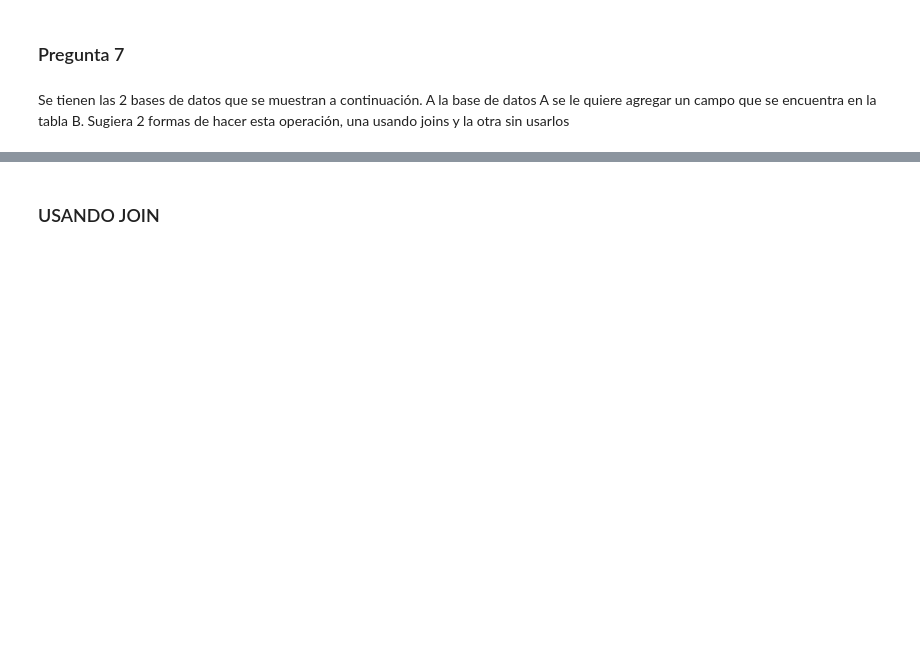
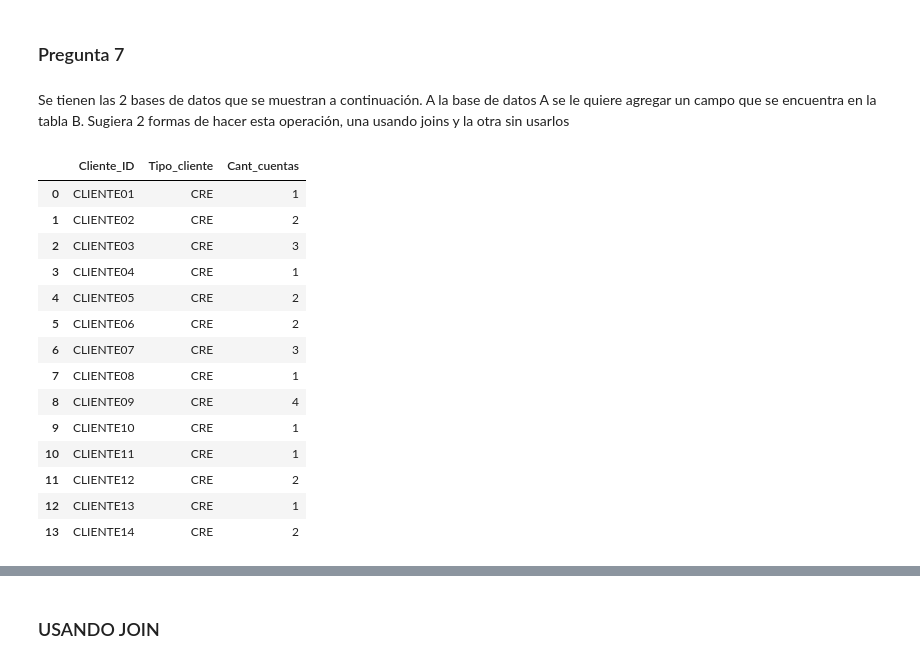
Before and after one commit to esc20936/PruebaTecnicaBAC, a Jupyter notebook: main.ipynb, the cells around one changed output, grey strips where cells are left out. Saved outputs shown, nothing was run; the diff lists cells and outputs as text; code cells hidden in the pictures; blank space fills up the shorter version.

```diff
--- a/main.ipynb
+++ b/main.ipynb
@@ -209,3 +239,21 @@ Se tienen las 2 bases de datos que se muestran a continuación. A la base de dat
 # %%
 bdp7_1 = pd.read_csv('./databases/p7/bdp7-1.csv')
 bdp7_2 = pd.read_csv('./databases/p7/bdp7-2.csv')
+# %%
+bdp7_1
+# %% [output]
+|  | Cliente_ID | Tipo_cliente | Cant_cuentas |
+| 0 | CLIENTE01 | CRE | 1 |
+| 1 | CLIENTE02 | CRE | 2 |
+| 2 | CLIENTE03 | CRE | 3 |
+| 3 | CLIENTE04 | CRE | 1 |
+| 4 | CLIENTE05 | CRE | 2 |
+| 5 | CLIENTE06 | CRE | 2 |
+| 6 | CLIENTE07 | CRE | 3 |
+| 7 | CLIENTE08 | CRE | 1 |
+| 8 | CLIENTE09 | CRE | 4 |
+| 9 | CLIENTE10 | CRE | 1 |
+| 10 | CLIENTE11 | CRE | 1 |
+| 11 | CLIENTE12 | CRE | 2 |
+| 12 | CLIENTE13 | CRE | 1 |
+| 13 | CLIENTE14 | CRE | 2 |
```
Also changed, not shown: parts of 13 cells of this notebook, 1 other file.
